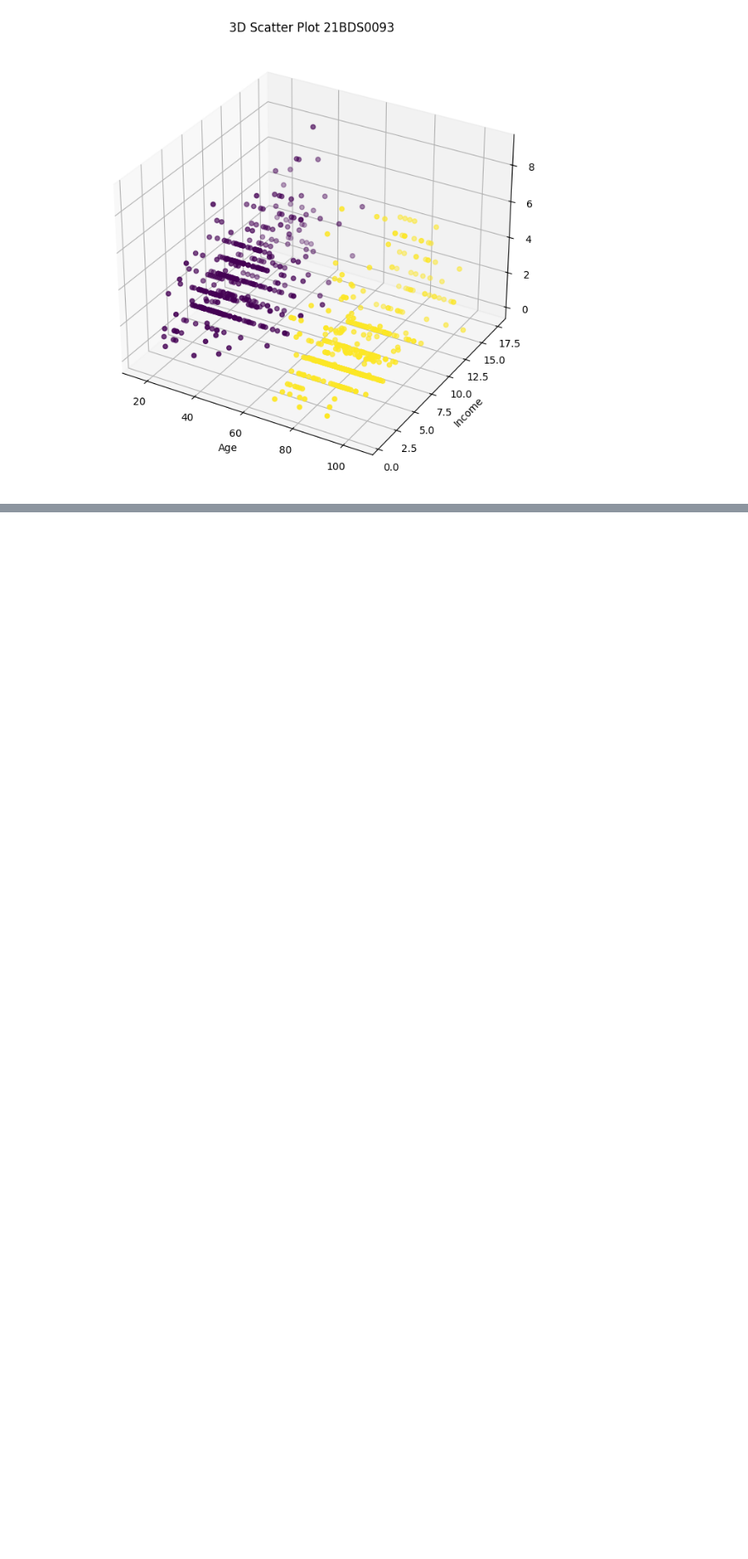
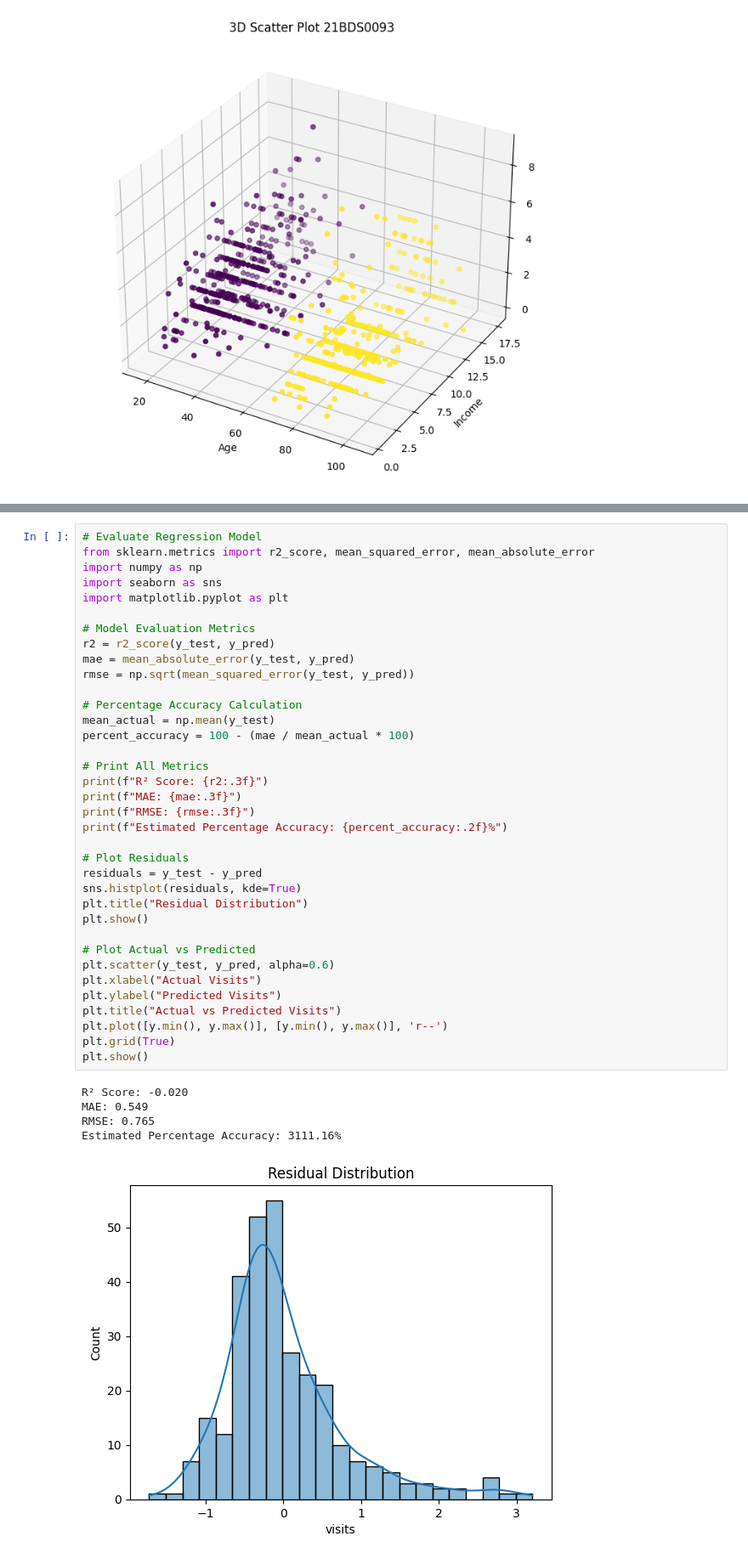
Before and after one commit to Rishzbh/EDA, a Jupyter notebook: 21BDS0093.ipynb, the cells around one changed output, grey strips where cells are left out. Shown at 85% size. Saved outputs shown, nothing was run; the diff lists cells and outputs as text; blank space fills up the shorter version.

```diff
--- a/21BDS0093.ipynb
+++ b/21BDS0093.ipynb
@@ -203,0 +332,42 @@ plt.show()
+# %%
+# Evaluate Regression Model
+from sklearn.metrics import r2_score, mean_squared_error, mean_absolute_error
+import numpy as np
+import seaborn as sns
+import matplotlib.pyplot as plt
+
+# Model Evaluation Metrics
+r2 = r2_score(y_test, y_pred)
+mae = mean_absolute_error(y_test, y_pred)
+rmse = np.sqrt(mean_squared_error(y_test, y_pred))
+
+# Percentage Accuracy Calculation
+mean_actual = np.mean(y_test)
+percent_accuracy = 100 - (mae / mean_actual * 100)
+
+# Print All Metrics
+print(f"R² Score: {r2:.3f}")
+print(f"MAE: {mae:.3f}")
+print(f"RMSE: {rmse:.3f}")
+print(f"Estimated Percentage Accuracy: {percent_accuracy:.2f}%")
+
+# Plot Residuals
+residuals = y_test - y_pred
+sns.histplot(residuals, kde=True)
+plt.title("Residual Distribution")
+plt.show()
+
+# Plot Actual vs Predicted
+plt.scatter(y_test, y_pred, alpha=0.6)
+plt.xlabel("Actual Visits")
+plt.ylabel("Predicted Visits")
+plt.title("Actual vs Predicted Visits")
+plt.plot([y.min(), y.max()], [y.min(), y.max()], 'r--')
+plt.grid(True)
+plt.show()
+# %% [output]
+R² Score: -0.020
+MAE: 0.549
+RMSE: 0.765
+Estimated Percentage Accuracy: 3111.16%
+[figure, added]
```
Also changed, not shown: parts of 7 cells of this notebook.
